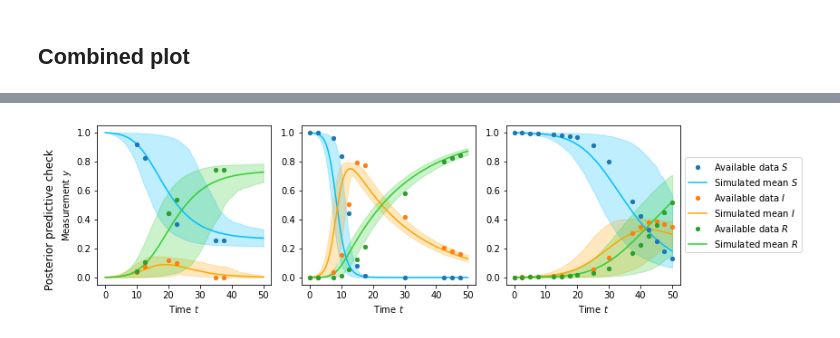
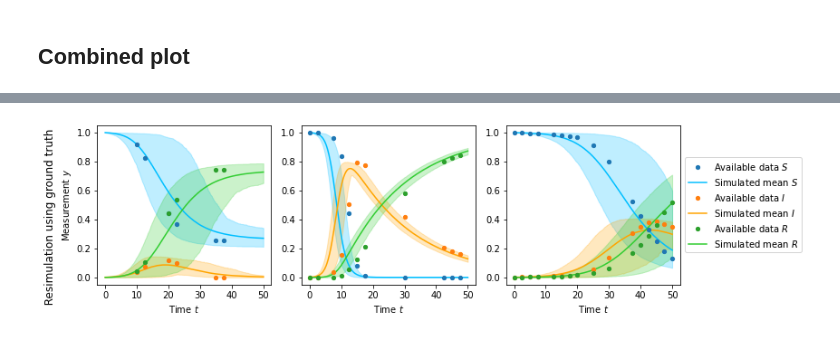
Before and after one commit to emune-dev/Data-missingness-paper, a Jupyter notebook: Stochastic SIR model/SIR_stoch_augment01.ipynb, the cells around one changed output, grey strips where cells are left out. Saved outputs shown, nothing was run; the diff lists cells and outputs as text; code cells hidden in the pictures.

```diff
--- a/Stochastic SIR model/SIR_stoch_augment01.ipynb
+++ b/Stochastic SIR model/SIR_stoch_augment01.ipynb
@@ -276,22 +276,22 @@ for fmt in ["png", "pdf"]:
 # %%
 fig, axes = plt.subplots(1, 3, figsize=(12, 3.2))
 
 for j in range(len(x_datas)):
 
     # Predictive check
     ax = axes[j]
     plot_predictive_check(ax, param_priors[j], x_datas[j], np.ones((1000,1)) @ np.array([param_priors[j]]))   # using ground truth only
     if j == 2:
         handles, labels = ax.get_legend_handles_labels()
         order = [3,0,4,1,5,2]
         ax.legend([handles[idx] for idx in order],[labels[idx] for idx in order], loc="center left", bbox_to_anchor=(1, 0.5))
     if j > 0:
         ax.set_ylabel(None)
 
-fig.supylabel("Posterior predictive check")
+fig.supylabel("  Resimulation using ground truth")
 fig.tight_layout()
 
 for fmt in ["png", "pdf"]:
     fig.savefig(f"figures/SIR_stoch_prior.{fmt}", dpi=300, bbox_inches='tight')
 # %% [output]
-[figure, old version]
+[figure, new version]
```
Also changed, not shown: parts of 1 cell of this notebook, 9 other files.
